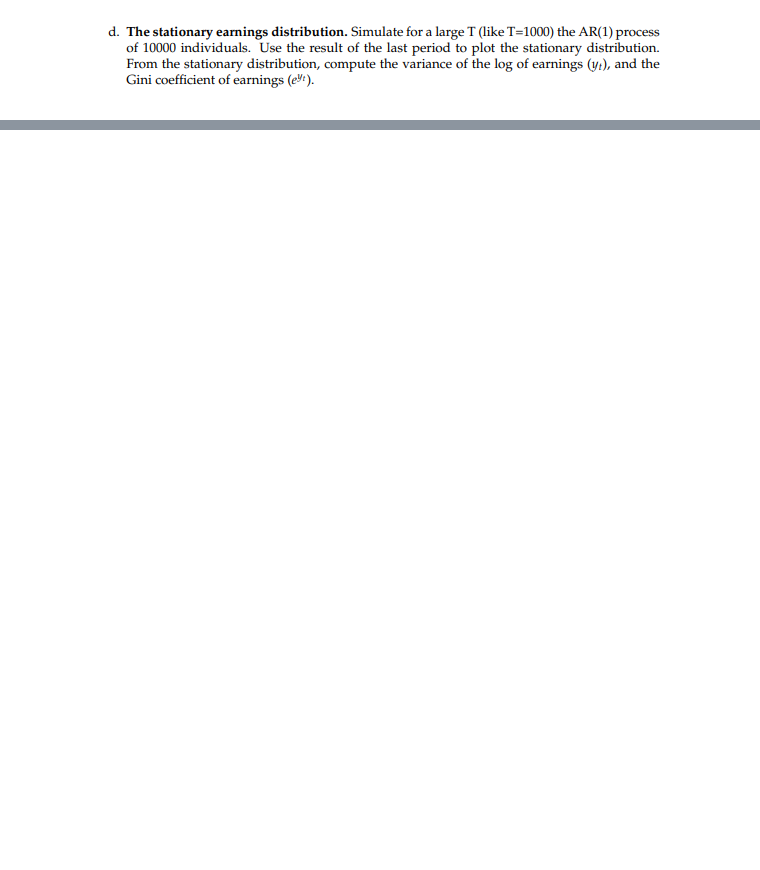
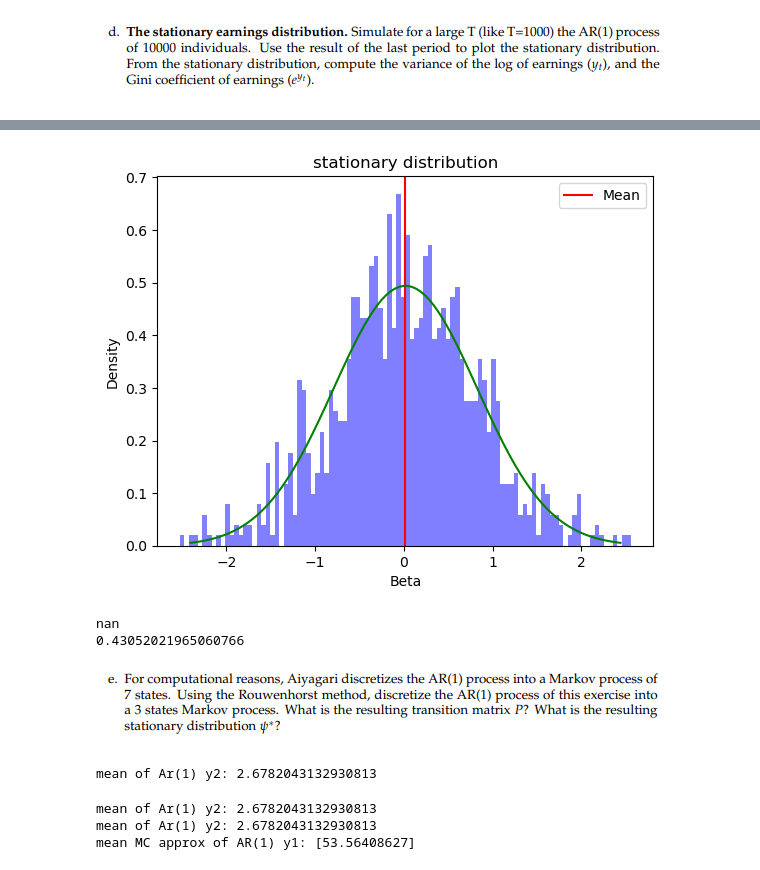
Before and after one commit to ArifShahrin/PS3, a Jupyter notebook: Untitled.ipynb, the cells around one changed output, grey strips where cells are left out. Drawn from its saved outputs; the diff is of its cells as text; code cells hidden in the pictures; blank space fills up the shorter version.

```diff
--- a/Untitled.ipynb
+++ b/Untitled.ipynb
@@ -295,0 +297,69 @@ plt.show()
+# %%
+#simulate for a large T the AR(1) process for 10000 individuals, plot the stationary distribution
+#    '''function that simulates N AR(1) processes for T periods
+#     simulate_AR1(N,T,rho,y0,sigma_e)''
+
+#runtime takes 50 seconds
+np.random.seed(123)
+
+y3 = simulate_AR1(1000,100,0.95,0,0.25)[-1,:] #calls the last row #change back to simulate_AR1(10000,1000,0.95,0,0.25)
+np.shape(y3)
+type(y3)
+
+#plotting
+plt.hist(y3, bins=100, density=True, color='blue', alpha = 0.5)
+# Calculate mean and standard deviation of beta estimates
+mean = np.mean(y3)
+std = np.std(y3)
+plt.axvline(mean, color='red', label='Mean') #add mean line
+#add distribution line
+x = np.linspace(mean - 3*std, mean + 3*std, 100)
+pdf = stats.norm.pdf(x, mean, std)
+plt.plot(x, pdf, color='green')
+plt.xlabel('Beta')
+plt.ylabel("Density")
+plt.title('stationary distribution')
+plt.legend()
+plt.show()
+# %% [output]
+[figure, added]
+# %%
+#From the stationary distribution, compute the variance of the log of earnings (yt), and the
+#Gini coefficient of earnings (eyt )./
+
+#there are zeros, should we clean for it first?
+vars = np.var(np.log(y3))
+print(vars)
+
+#Gini coefficient of earnings (eyt )./
+gini_y3 = gini(np.exp(y3))
+print(gini_y3)
+# %% [output]
+nan
+0.43052021965060766
+# %% [markdown]
+![image.png](attachment:image.png)
+# %%
+mean_y2 = np.mean(y2)
+print('mean of Ar(1) y2:', mean_y2)  # approx mu* = a/(1-rho) =
+# %% [output]
+mean of Ar(1) y2: 2.6782043132930813
+# %%
+# AR(1)
+#first find the mean
+mean_y2 = np.mean(y2)
+print('mean of Ar(1) y2:', mean_y2)  # approx mu* = a/(1-rho) =
+
+mc_ar1 = rouwenhorst(3, 2.6782043132930813, sigma=0.25, rho=0.95)
+P1 = mc_ar1.P
+psi2_star = mc_ar1.stationary_distributions
+y2_values = mc_ar1.state_values
+
+# the expected value (mu*) of y1 is:
+mean_mc_y2 =  psi1_star@y2_values   # note that matrix product is equivalent to sum(p_i*y_i)
+# print('mean of Ar(1) y2:', mean_y2)
+print('mean MC approx of AR(1) y1:', mean_mc_y2)
+# %% [output]
+mean of Ar(1) y2: 2.6782043132930813
+mean of Ar(1) y2: 2.6782043132930813
+mean MC approx of AR(1) y1: [53.56408627]
```
Also changed, not shown: parts of 10 cells of this notebook.
